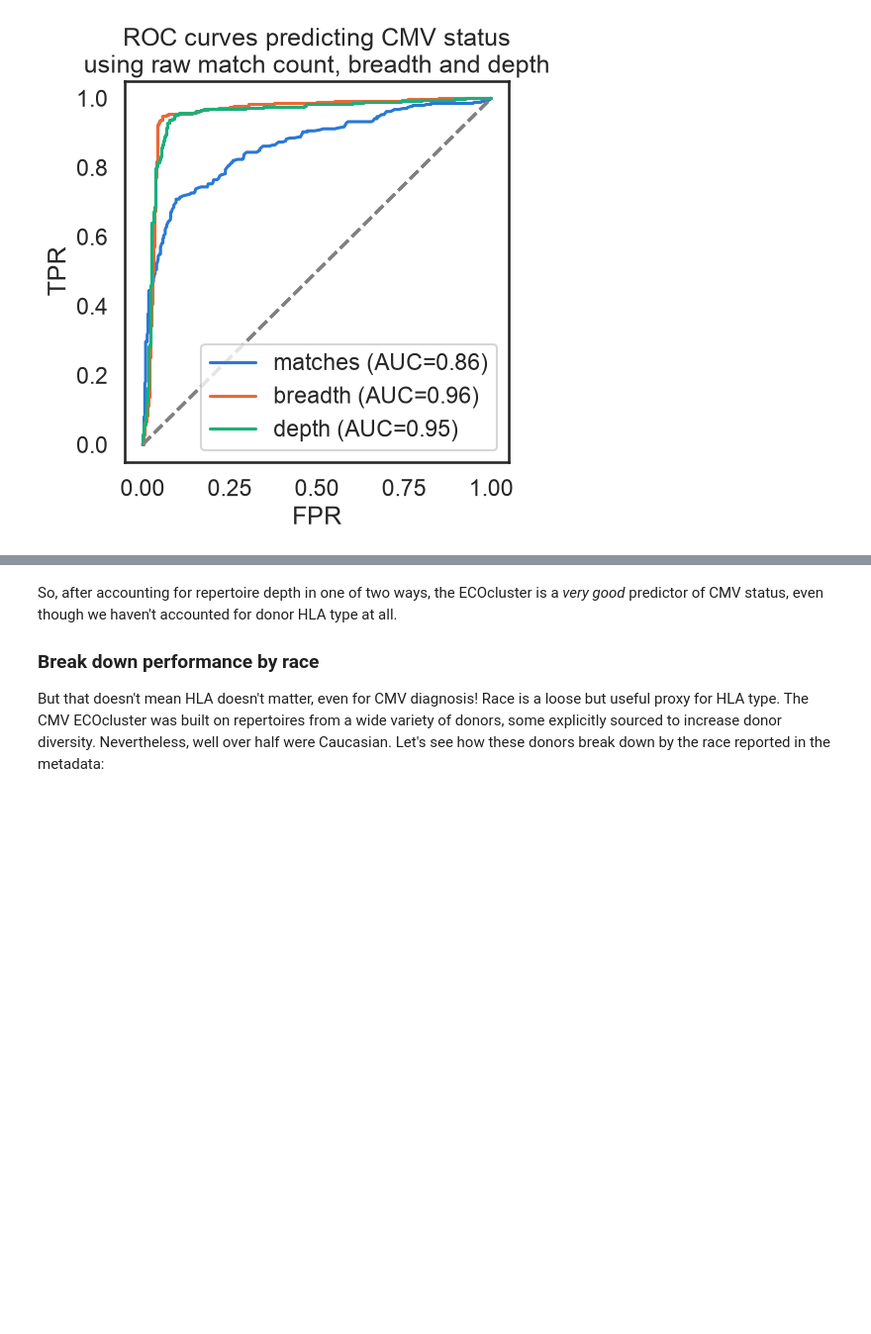
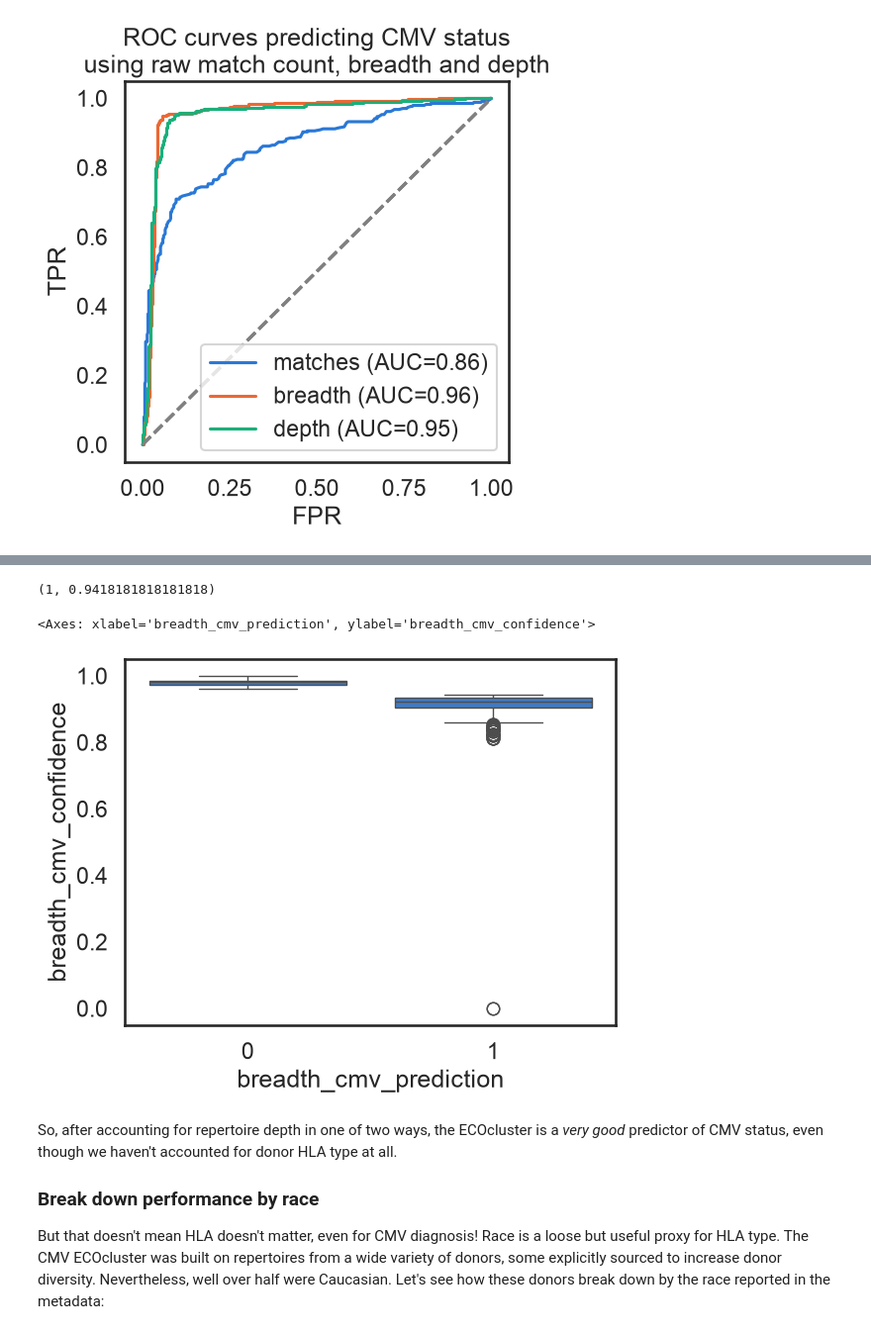
Before and after one commit to dhmay/CMVividly, a Jupyter notebook: notebooks/05_predict_cmv_hla_emerson.ipynb, the cells around one changed output, grey strips where cells are left out. Shown at 99% size. Drawn from its saved outputs; the diff is of its cells as text; code cells hidden in the pictures; blank space fills up the shorter version.

```diff
--- a/notebooks/05_predict_cmv_hla_emerson.ipynb
+++ b/notebooks/05_predict_cmv_hla_emerson.ipynb
@@ -163,3 +190,20 @@ Text(0.5, 1.0, 'ROC curves predicting CMV status\nusing raw match count, breadth
+# %%
+from cmvividly.data.access import load_cmv_ecocluster_intersect_emerson
+pdf_tcr_matches_2026 = load_cmv_ecocluster_intersect_emerson()
+
+UPR_P00089 = 347238
+breadth_P00089 = sum(pdf_tcr_matches_2026.sample_name == "P00089") / UPR_P00089
+
+breadth_cmv_classifier.classify_breadth(breadth_P00089)
+# %% [output]
+(1, 0.9418181818181818)
+# %%
+sns.boxplot(data=pdf_exactmatch_rowcounts_withmeta,
+            y="breadth_cmv_confidence",
+            x="breadth_cmv_prediction")
+# %% [output]
+<Axes: xlabel='breadth_cmv_prediction', ylabel='breadth_cmv_confidence'>
+[figure, added]
 # %% [markdown]
 So, after accounting for repertoire depth in one of two ways, the ECOcluster is a *very good* predictor of CMV status, even though we haven't accounted for donor HLA type at all.
 
```
Also changed, not shown: parts of 1 cell of this notebook, 1 other file.
